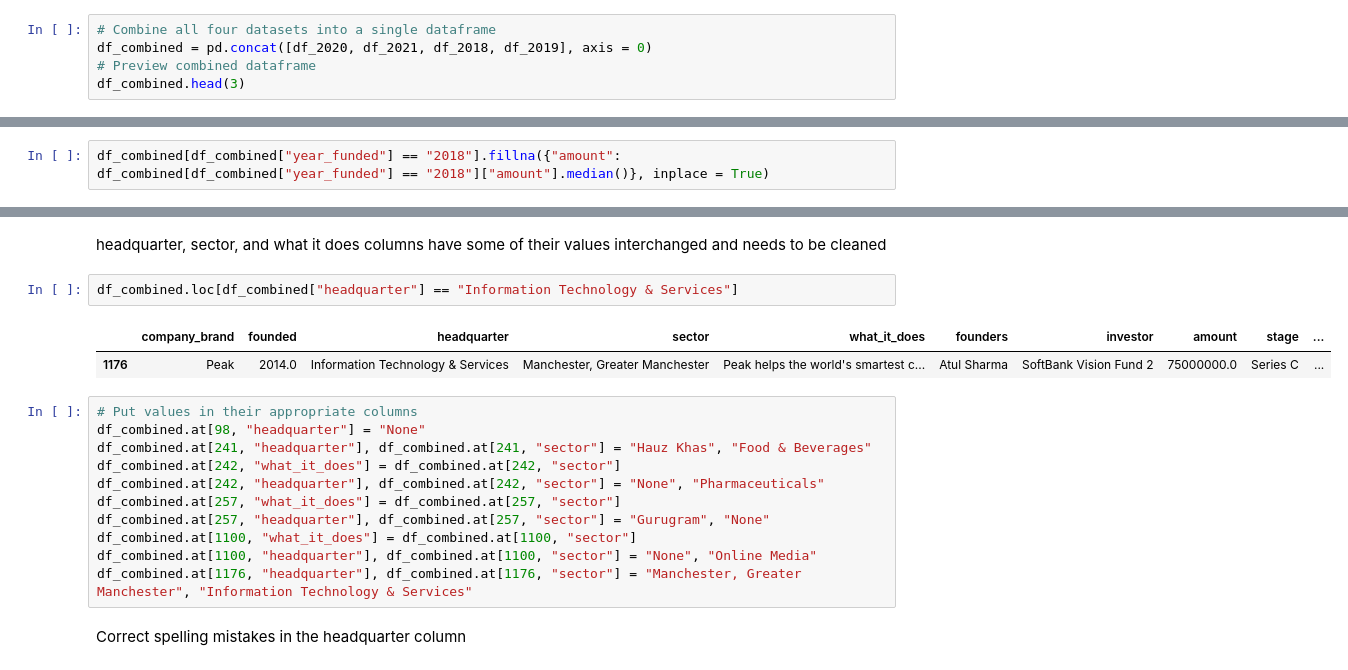
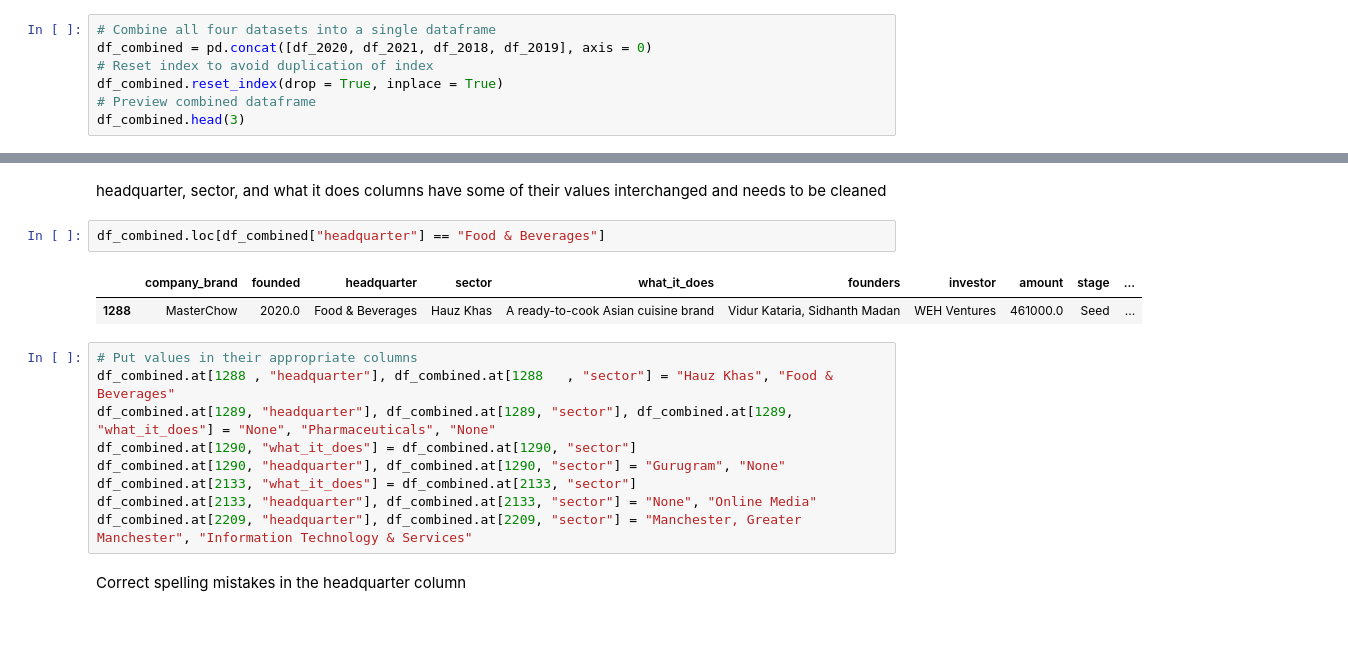
Before and after one commit to edadso/Exploring-Opportunities-in-the-Indian-Startup-Ecosystem, a Jupyter notebook: project_code.ipynb, the cells around one changed output, grey strips where cells are left out. Saved outputs shown, nothing was run; the diff lists cells and outputs as text; blank space fills up the shorter version.

```diff
--- a/project_code.ipynb
+++ b/project_code.ipynb
@@ -335,6 +335,8 @@ Index(['company_brand', 'founded', 'headquarter', 'sector', 'what_it_does',
 # %%
 # Combine all four datasets into a single dataframe
 df_combined = pd.concat([df_2020, df_2021, df_2018, df_2019], axis = 0)
+# Reset index to avoid duplication of index
+df_combined.reset_index(drop = True, inplace = True)
 # Preview combined dataframe
 df_combined.head(3)
 # %% [output]
@@ -493,2 +486,0 @@ We are going to fill null values in the column. This will be done according to t
-# %%
-df_combined[df_combined["year_funded"] == "2018"].fillna({"amount": df_combined[df_combined["year_funded"] == "2018"]["amount"].median()}, inplace = True)
@@ -534,21 +505,19 @@ array(['Rajsamand', 'Ranchi', 'Faridabad, Haryana', 'Computer Games',
 # %% [markdown]
 headquarter, sector, and what it does columns have some of their values interchanged and needs to be cleaned
 # %%
-df_combined.loc[df_combined["headquarter"] == "Information Technology & Services"]
+df_combined.loc[df_combined["headquarter"] == "Food & Beverages"]
 # %% [output]
 |  | company_brand | founded | headquarter | sector | what_it_does | founders | investor | amount | stage | ... |
-| 1176 | Peak | 2014.0 | Information Technology & Services | Manchester, Greater Manchester | Peak helps the world's smartest c... | Atul Sharma | SoftBank Vision Fund 2 | 75000000.0 | Series C | ... |
+| 1288 | MasterChow | 2020.0 | Food & Beverages | Hauz Khas | A ready-to-cook Asian cuisine brand | Vidur Kataria, Sidhanth Madan | WEH Ventures | 461000.0 | Seed | ... |
 # %%
 # Put values in their appropriate columns
-df_combined.at[98, "headquarter"] = "None"
-df_combined.at[241, "headquarter"], df_combined.at[241, "sector"] = "Hauz Khas", "Food & Beverages"
-df_combined.at[242, "what_it_does"] = df_combined.at[242, "sector"]
-df_combined.at[242, "headquarter"], df_combined.at[242, "sector"] = "None", "Pharmaceuticals"
-df_combined.at[257, "what_it_does"] = df_combined.at[257, "sector"]
-df_combined.at[257, "headquarter"], df_combined.at[257, "sector"] = "Gurugram", "None"
-df_combined.at[1100, "what_it_does"] = df_combined.at[1100, "sector"]
-df_combined.at[1100, "headquarter"], df_combined.at[1100, "sector"] = "None", "Online Media"
-df_combined.at[1176, "headquarter"], df_combined.at[1176, "sector"] = "Manchester, Greater Manchester", "Information Technology & Services"
+df_combined.at[1288	, "headquarter"], df_combined.at[1288	, "sector"] = "Hauz Khas", "Food & Beverages"
+df_combined.at[1289, "headquarter"], df_combined.at[1289, "sector"], df_combined.at[1289, "what_it_does"] = "None", "Pharmaceuticals", "None"
+df_combined.at[1290, "what_it_does"] = df_combined.at[1290, "sector"]
+df_combined.at[1290, "headquarter"], df_combined.at[1290, "sector"] = "Gurugram", "None"
+df_combined.at[2133, "what_it_does"] = df_combined.at[2133, "sector"]
+df_combined.at[2133, "headquarter"], df_combined.at[2133, "sector"] = "None", "Online Media"
+df_combined.at[2209, "headquarter"], df_combined.at[2209, "sector"] = "Manchester, Greater Manchester", "Information Technology & Services"
 # %% [markdown]
 Correct spelling mistakes in the headquarter column
 # %%
```
Also changed, not shown: parts of 51 cells of this notebook.
